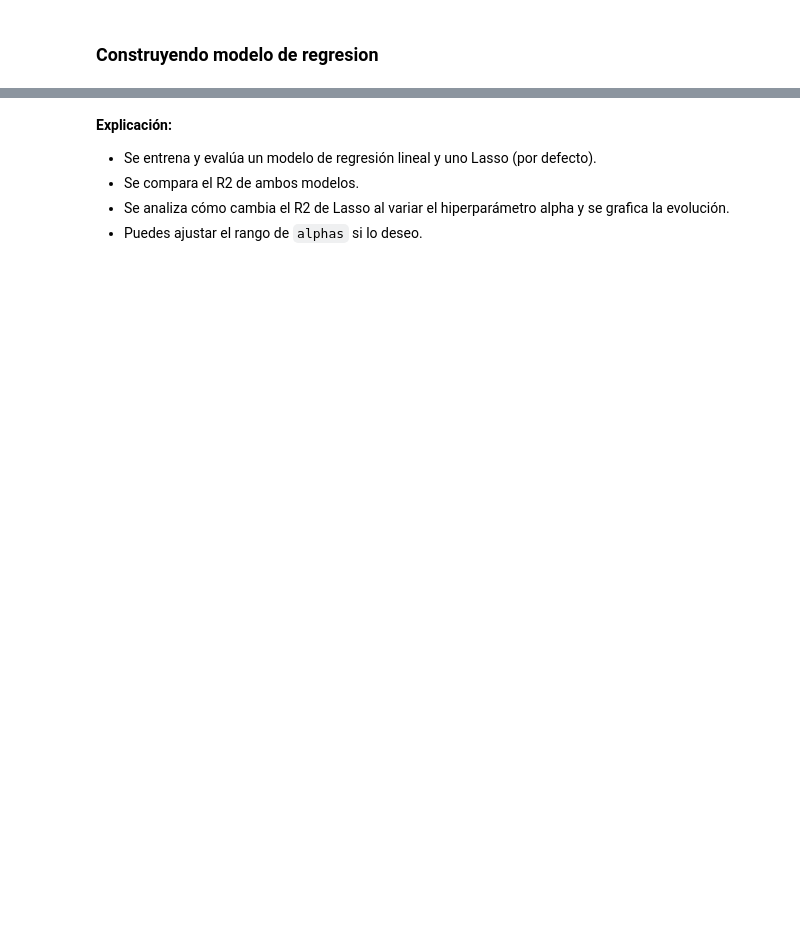
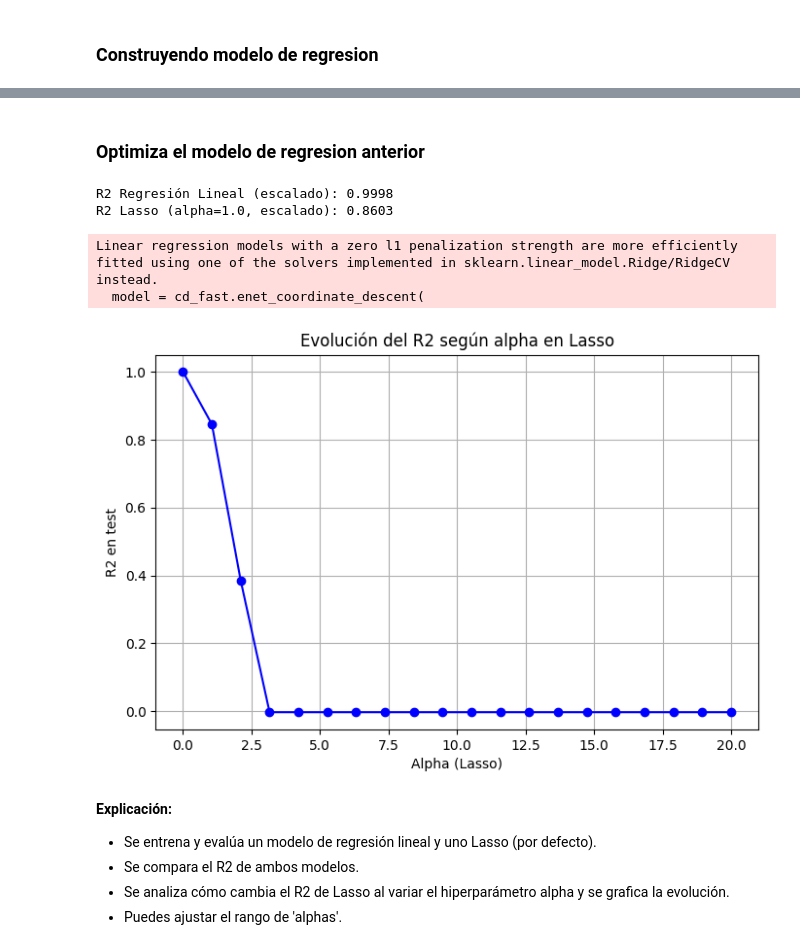
Before and after one commit to 4GeeksAcademy/infoasir20-primer-algoritmo, a Jupyter notebook: src/ 03-linear-regression-reg.ipynb, the cells around one changed output, grey strips where cells are left out. Drawn from its saved outputs; the diff is of its cells as text; code cells hidden in the pictures; blank space fills up the shorter version.

Commit message:
[EDA] regresion lineal finalizada

```diff
--- a/src/ 03-linear-regression-reg.ipynb
+++ b/src/ 03-linear-regression-reg.ipynb
@@ -221,3 +225,53 @@ R2 Lasso (alpha=1.0): 0.9228
+# %% [markdown]
+### Optimiza el modelo de regresion anterior
+# %%
+# Optimización del modelo de regresión: Estandarización y corrección de errores
+
+from sklearn.preprocessing import StandardScaler
+
+# Estandarizar los datos para mejorar el rendimiento de Lasso
+scaler = StandardScaler()
+X_train_scaled = scaler.fit_transform(X_train)
+X_test_scaled = scaler.transform(X_test)
+
+# Modelo de regresión lineal con datos estandarizados
+lr = LinearRegression()
+lr.fit(X_train_scaled, y_train)
+y_pred_lr = lr.predict(X_test_scaled)
+r2_lr = r2_score(y_test, y_pred_lr)
+print(f"R2 Regresión Lineal (escalado): {r2_lr:.4f}")
+
+# Modelo Lasso con datos estandarizados y corrección de error de sintaxis
+lasso = Lasso(alpha=1.0, max_iter=10000)
+lasso.fit(X_train_scaled, y_train)
+y_pred_lasso = lasso.predict(X_test_scaled)
+r2_lasso = r2_score(y_test, y_pred_lasso)
+print(f"R2 Lasso (alpha=1.0, escalado): {r2_lasso:.4f}")
+
+# Evolución del R2 con diferentes valores de alpha en Lasso
+alphas = np.linspace(0, 20, 20)
+r2_scores = []
+
+for alpha in alphas:
+    lasso = Lasso(alpha=alpha, max_iter=10000)
+    lasso.fit(X_train_scaled, y_train)
+    y_pred = lasso.predict(X_test_scaled)
+    r2_scores.append(r2_score(y_test, y_pred))
+
+# Gráfico de la evolución del R2
+plt.figure(figsize=(8, 5))
+plt.plot(alphas, r2_scores, marker='o', linestyle='-', color='b')
+plt.xlabel('Alpha (Lasso)')
+plt.ylabel('R2 en test')
+plt.title('Evolución del R2 según alpha en Lasso')
+plt.grid(True)
+plt.show()
+# %% [output]
+R2 Regresión Lineal (escalado): 0.9998
+R2 Lasso (alpha=1.0, escalado): 0.8603
+Linear regression models with a zero l1 penalization strength are more efficiently fitted using one of the solvers implemented in sklearn.linear_model.Ridge/RidgeCV instead.
+  model = cd_fast.enet_coordinate_descent(
+[figure, added]
 # %% [markdown]
 
 
@@ -225,4 +279,4 @@ R2 Lasso (alpha=1.0): 0.9228
 - Se entrena y evalúa un modelo de regresión lineal y uno Lasso (por defecto).
 - Se compara el R2 de ambos modelos.
 - Se analiza cómo cambia el R2 de Lasso al variar el hiperparámetro alpha y se grafica la evolución.
-- Puedes ajustar el rango de `alphas` si lo deseo.
+- Puedes ajustar el rango de 'alphas'.
```
Also changed, not shown: parts of 12 cells of this notebook.
